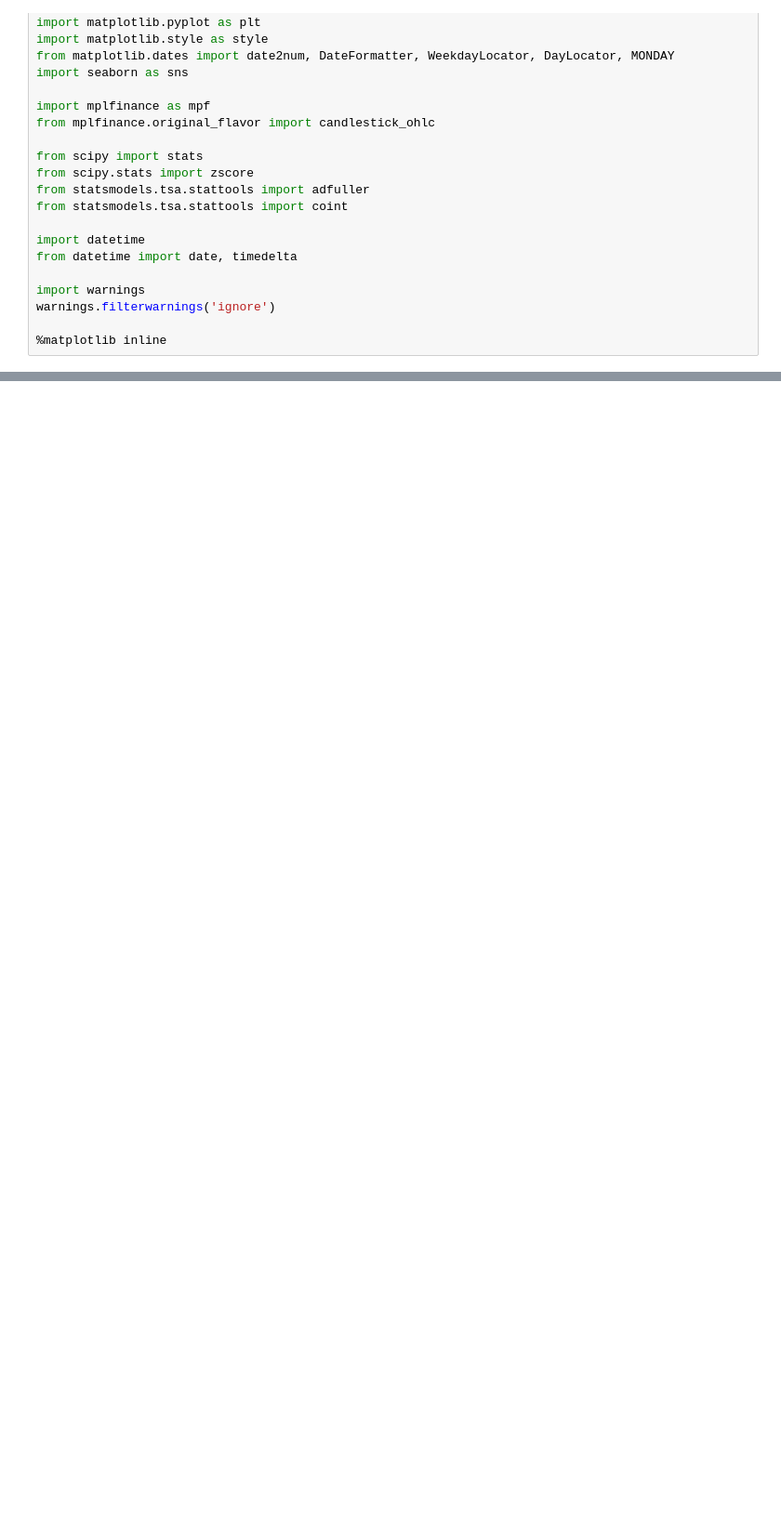
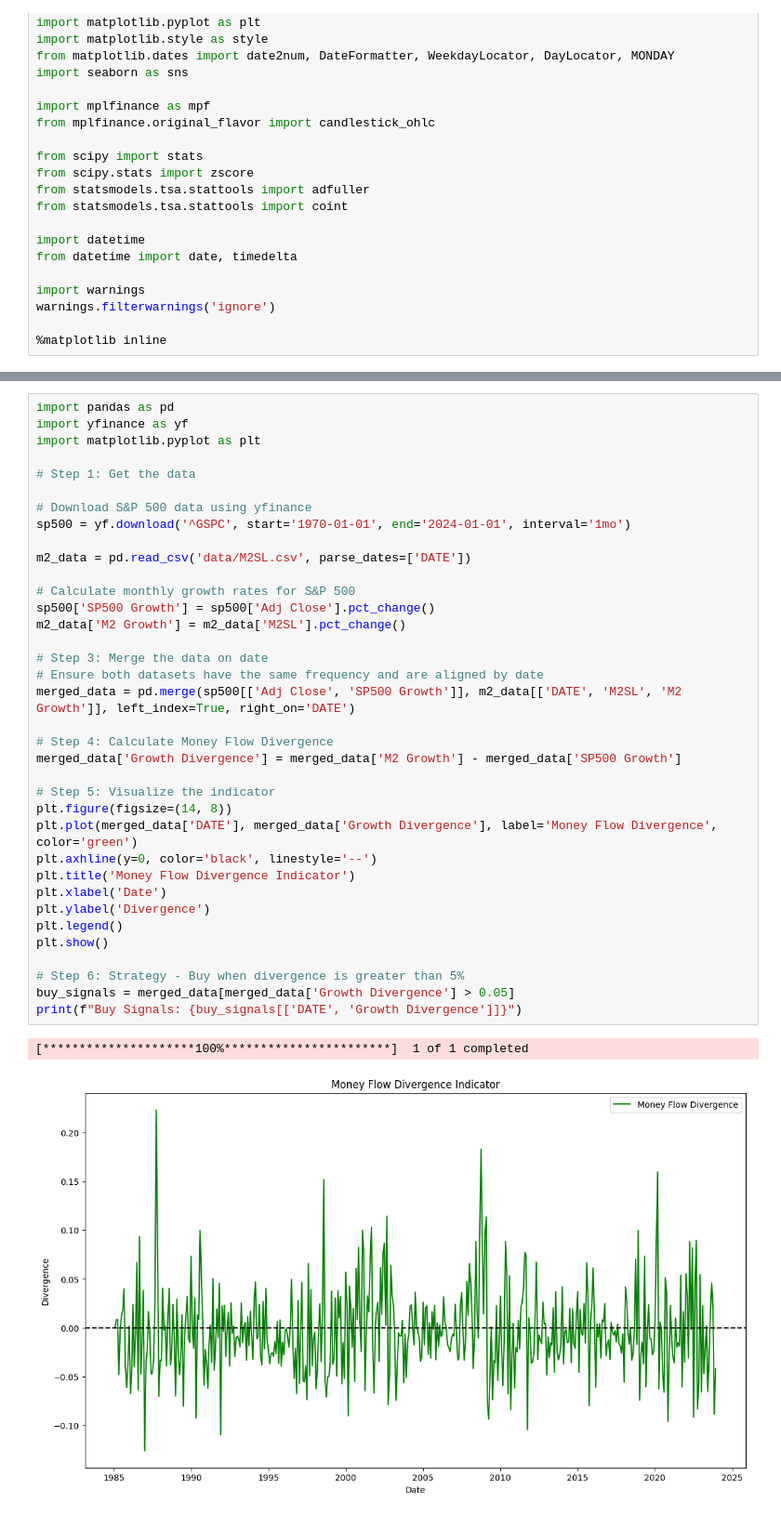
Before and after one commit to bcritika/MATA-Tune, a Jupyter notebook: m2-trading-indicator.ipynb, the cells around one changed output, grey strips where cells are left out. Shown at 93% size. Cells and saved outputs as stored; diff of their text form; blank space fills up the shorter version.

Commit message:
graph of m2 divergence

```diff
--- a/m2-trading-indicator.ipynb
+++ b/m2-trading-indicator.ipynb
@@ -46,0 +134,39 @@ plt.show()
+# %%
+import pandas as pd
+import yfinance as yf
+import matplotlib.pyplot as plt
+
+# Step 1: Get the data
+
+# Download S&P 500 data using yfinance
+sp500 = yf.download('^GSPC', start='1970-01-01', end='2024-01-01', interval='1mo')
+
+m2_data = pd.read_csv('data/M2SL.csv', parse_dates=['DATE'])
+
+# Calculate monthly growth rates for S&P 500
+sp500['SP500 Growth'] = sp500['Adj Close'].pct_change()
+m2_data['M2 Growth'] = m2_data['M2SL'].pct_change()
+
+# Step 3: Merge the data on date
+# Ensure both datasets have the same frequency and are aligned by date
+merged_data = pd.merge(sp500[['Adj Close', 'SP500 Growth']], m2_data[['DATE', 'M2SL', 'M2 Growth']], left_index=True, right_on='DATE')
+
+# Step 4: Calculate Money Flow Divergence
+merged_data['Growth Divergence'] = merged_data['M2 Growth'] - merged_data['SP500 Growth']
+
+# Step 5: Visualize the indicator
+plt.figure(figsize=(14, 8))
+plt.plot(merged_data['DATE'], merged_data['Growth Divergence'], label='Money Flow Divergence', color='green')
+plt.axhline(y=0, color='black', linestyle='--')
+plt.title('Money Flow Divergence Indicator')
+plt.xlabel('Date')
+plt.ylabel('Divergence')
+plt.legend()
+plt.show()
+
+# Step 6: Strategy - Buy when divergence is greater than 5%
+buy_signals = merged_data[merged_data['Growth Divergence'] > 0.05]
+print(f"Buy Signals: {buy_signals[['DATE', 'Growth Divergence']]}")
+# %% [output]
+[*********************100%***********************]  1 of 1 completed
+[figure, added]
```
Also changed, not shown: parts of 5 cells of this notebook.
